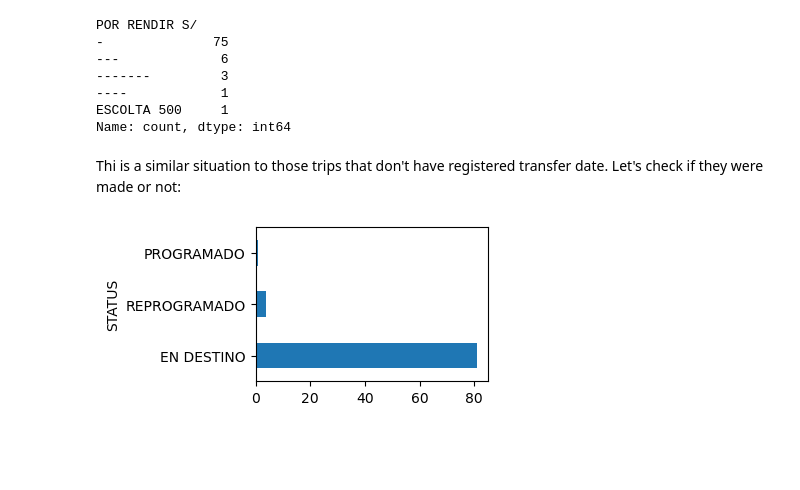
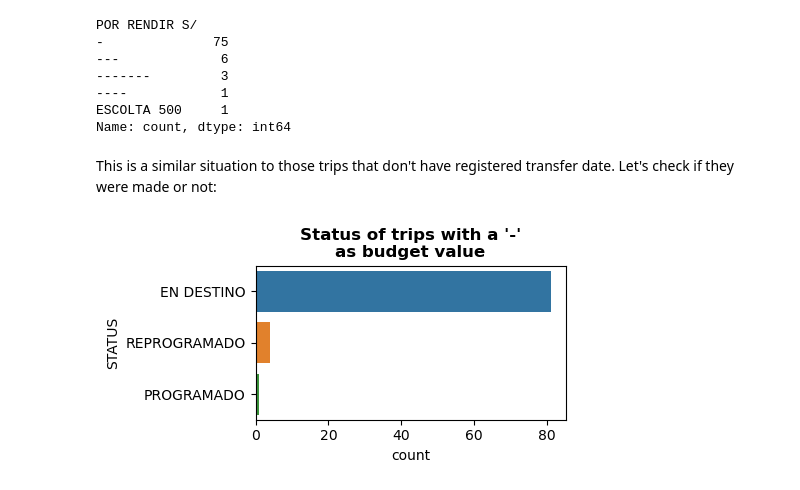
Before and after one commit to CarlosFOL/Transport_Company_Analysis, a Jupyter notebook: notebooks/data_cleaning.ipynb, the cells around one changed output. Cells and saved outputs as stored; diff of their text form; code cells hidden in the pictures; blank space fills up the shorter version.

Commit message:
Start building the budget table

```diff
--- a/notebooks/data_cleaning.ipynb
+++ b/notebooks/data_cleaning.ipynb
@@ -1051,21 +1051,26 @@ POR RENDIR S/
 ESCOLTA 500     1
 Name: count, dtype: int64
 # %% [markdown]
-Thi is a similar situation to those trips that don't have registered transfer date. Let's check if they were made or not:
+This is a similar situation to those trips that don't have registered transfer date. Let's check if they were made or not:
 # %%
 # Visualize the different status present:
+plt.figure(figsize = (4, 2))
 (
 valid_transf_date.
 budget_table.loc[
         valid_transf_date.
-        budget_table['POR RENDIR S/'].astype(str).str.contains('-|E'),
-    'STATUS'
-].value_counts().
-plot(
-    kind = 'barh',
-    figsize = (3, 2)
+        budget_table['POR RENDIR S/'].astype(str).str.contains('-|E')
+].
+pipe(
+    lambda df:
+        sns.countplot(
+            data = df,
+            y = 'STATUS',
+        )
 )
 )
+plt.title("Status of trips with a '-'\nas budget value",
+          fontdict = {'weight': 'bold'})
 plt.show()
 # %% [output]
-[figure, old version]
+[figure, new version]
```
Also changed, not shown: parts of 9 cells of this notebook.
